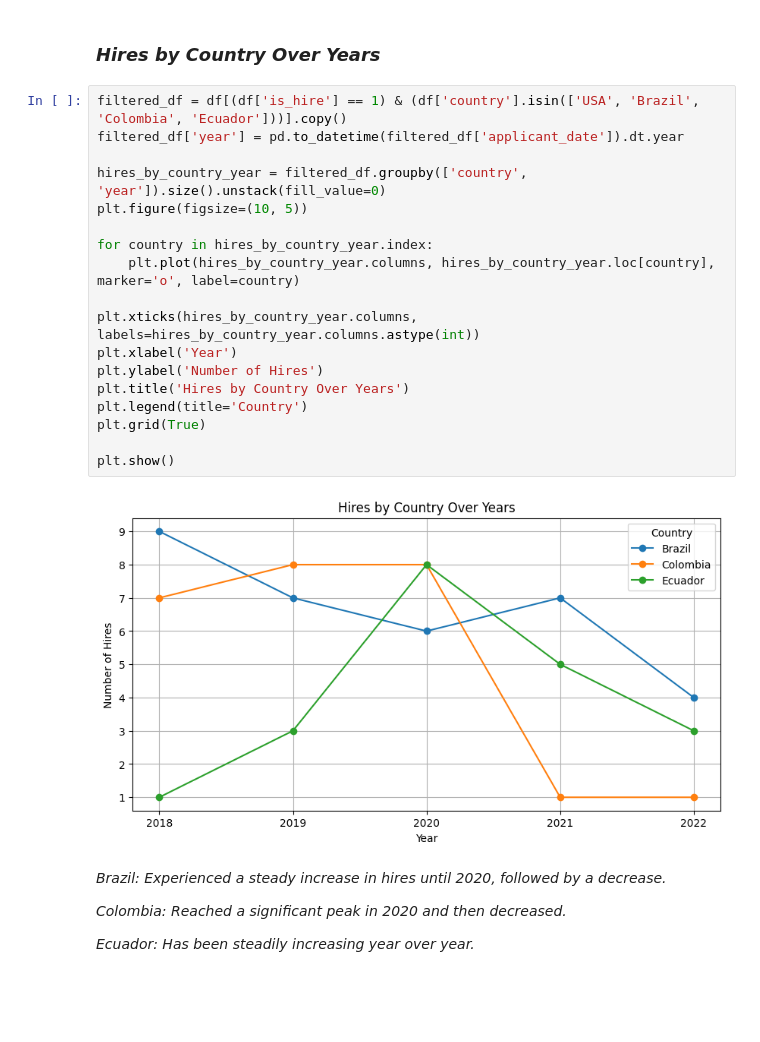
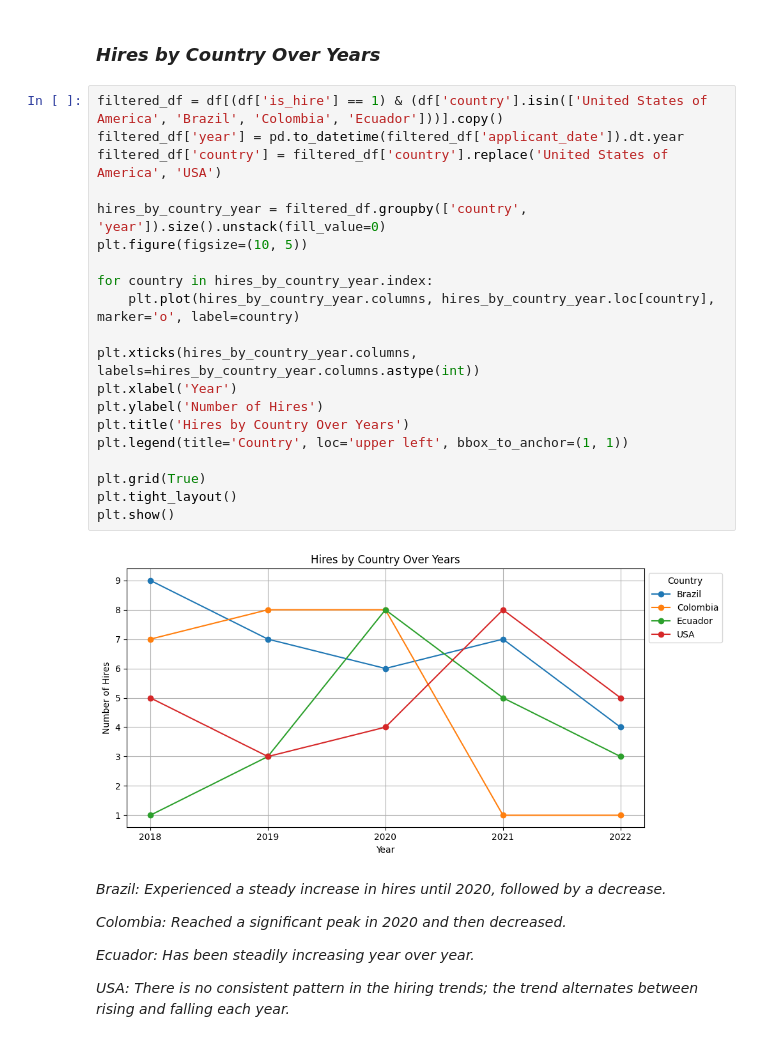
Before and after one commit to RJuanJo/etl_workshop1, a Jupyter notebook: notebooks/workshop_eda.ipynb, the cells around one changed output. Saved outputs shown, nothing was run; the diff lists cells and outputs as text; blank space fills up the shorter version.

```diff
--- a/notebooks/workshop_eda.ipynb
+++ b/notebooks/workshop_eda.ipynb
@@ -337,28 +337,32 @@ plt.show()
 # %% [markdown]
 ### *Hires by Country Over Years* ###
 # %%
-filtered_df = df[(df['is_hire'] == 1) & (df['country'].isin(['USA', 'Brazil', 'Colombia', 'Ecuador']))].copy()
+filtered_df = df[(df['is_hire'] == 1) & (df['country'].isin(['United States of America', 'Brazil', 'Colombia', 'Ecuador']))].copy()
 filtered_df['year'] = pd.to_datetime(filtered_df['applicant_date']).dt.year
+filtered_df['country'] = filtered_df['country'].replace('United States of America', 'USA')
 
 hires_by_country_year = filtered_df.groupby(['country', 'year']).size().unstack(fill_value=0)
 plt.figure(figsize=(10, 5))
 
 for country in hires_by_country_year.index:
     plt.plot(hires_by_country_year.columns, hires_by_country_year.loc[country], marker='o', label=country)
 
 plt.xticks(hires_by_country_year.columns, labels=hires_by_country_year.columns.astype(int))
 plt.xlabel('Year')
 plt.ylabel('Number of Hires')
 plt.title('Hires by Country Over Years')
-plt.legend(title='Country')
+plt.legend(title='Country', loc='upper left', bbox_to_anchor=(1, 1))
+
 plt.grid(True)
-
+plt.tight_layout()
 plt.show()
 # %% [output]
-[figure, old version]
+[figure, new version]
 # %% [markdown]
 *Brazil: Experienced a steady increase in hires until 2020, followed by a decrease.*
 
 *Colombia: Reached a significant peak in 2020 and then decreased.*
 
 *Ecuador: Has been steadily increasing year over year.*
+
+*USA: There is no consistent pattern in the hiring trends; the trend alternates between rising and falling each year.*
```
